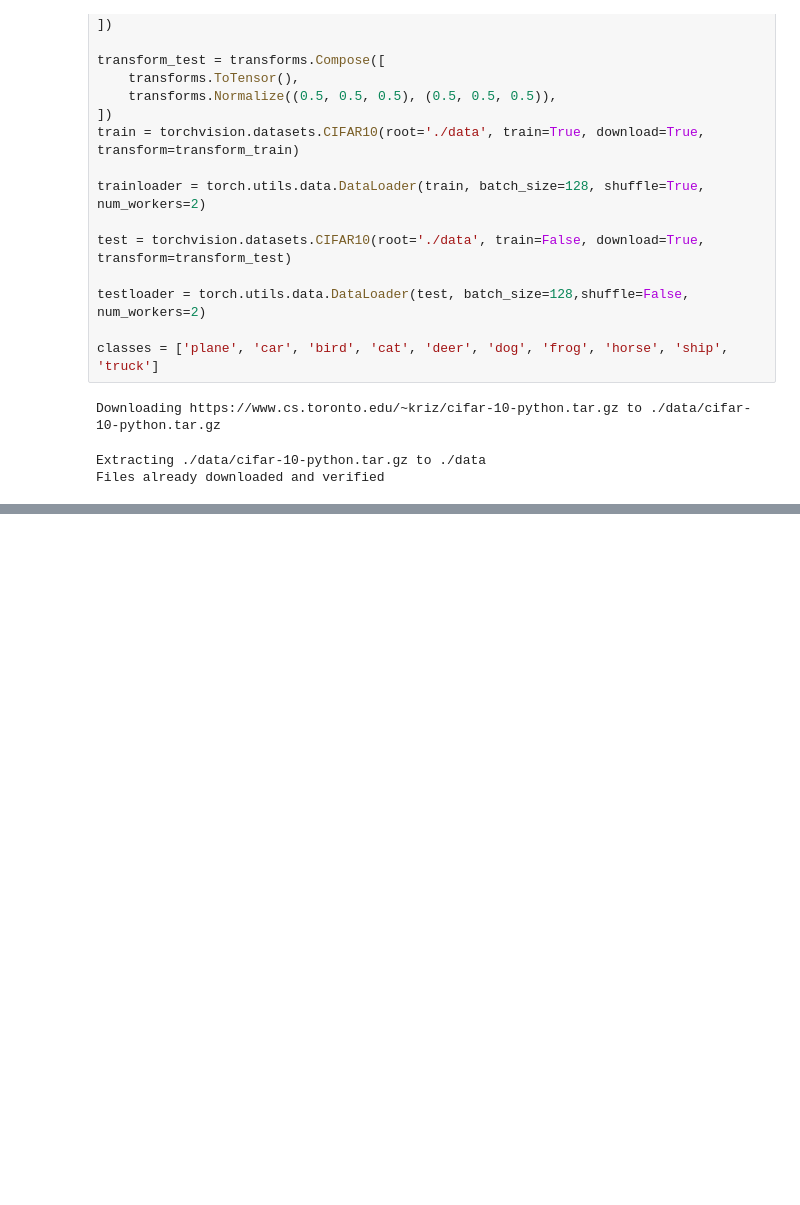
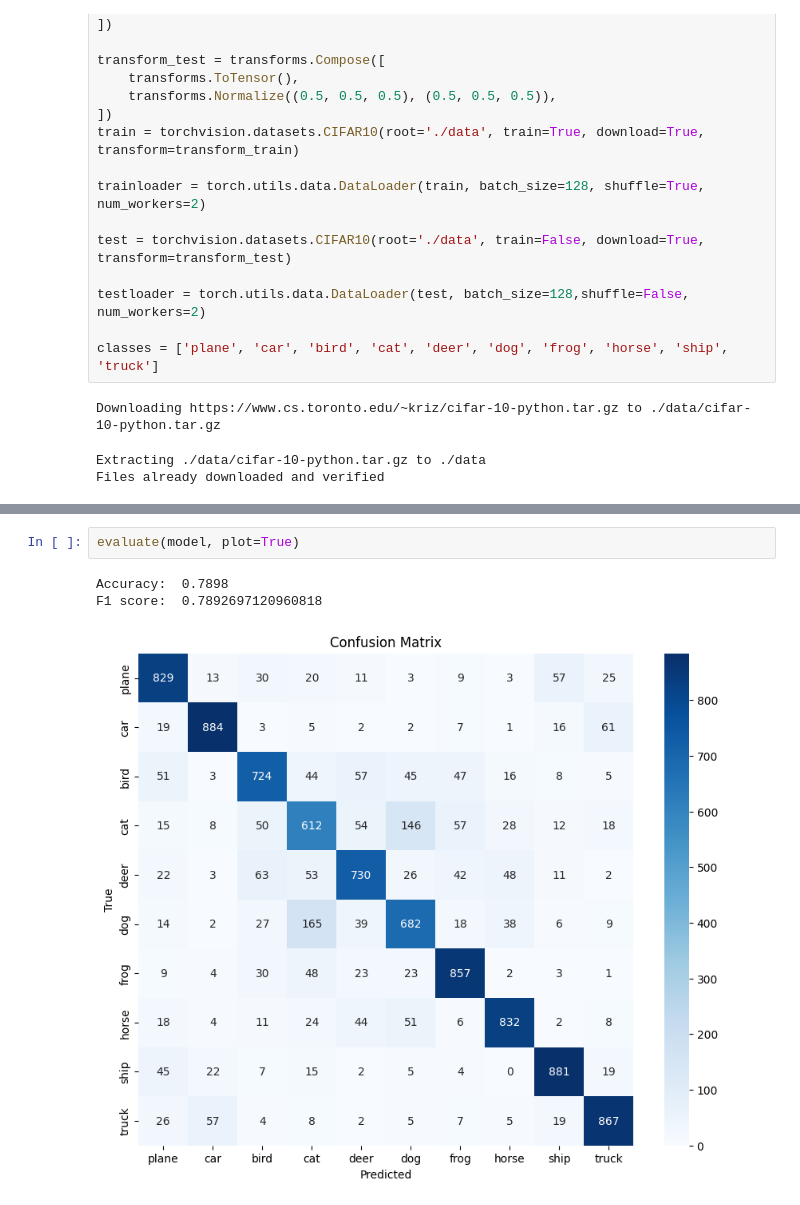
Before and after one commit to dangnq2501/Image_Processing_HW, a Jupyter notebook: ResNet/resnet-152.ipynb, the cells around one changed output, grey strips where cells are left out. Drawn from its saved outputs; the diff is of its cells as text; blank space fills up the shorter version.

```diff
--- a/ResNet/resnet-152.ipynb
+++ b/ResNet/resnet-152.ipynb
@@ -263,0 +389,6 @@ plt.show()
+# %%
+evaluate(model, plot=True)
+# %% [output]
+Accuracy:  0.7898
+F1 score:  0.7892697120960818
+[figure, added]
```
Also changed, not shown: parts of 13 cells of this notebook, 3 other files.
